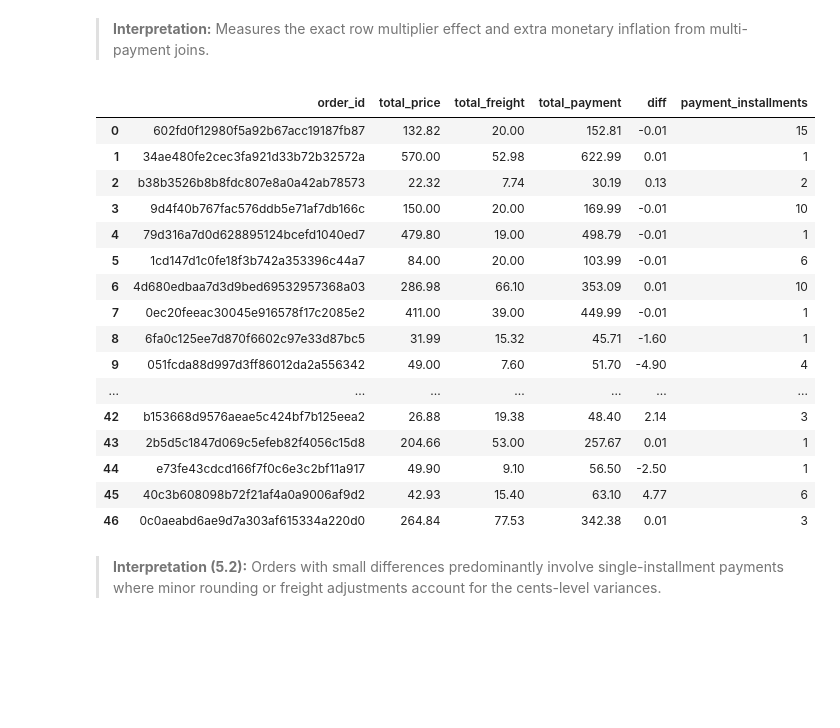
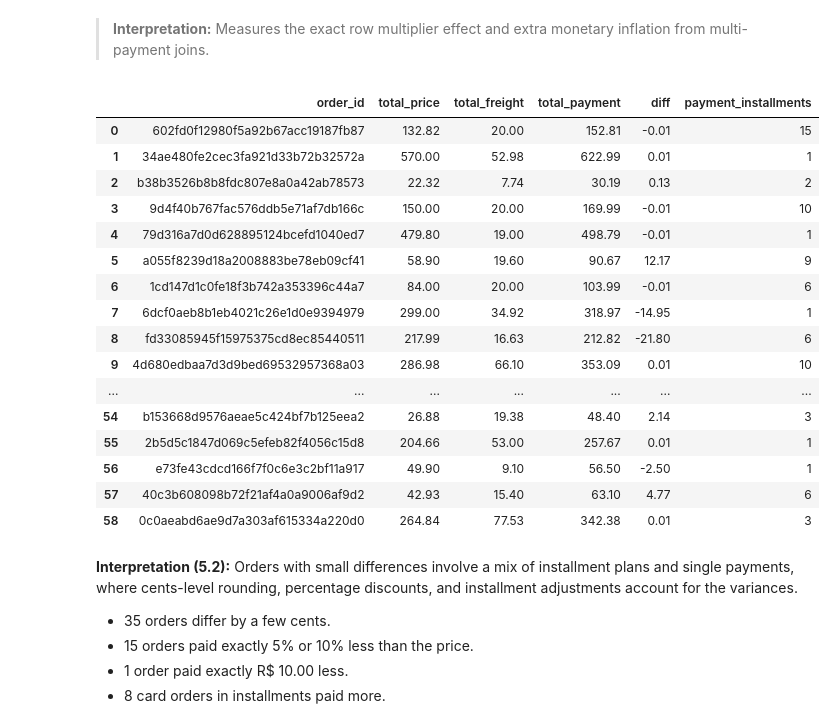
Before and after one commit to anooswajeeh2004/analytics-portfolio, a Jupyter notebook: notebooks/day-04-three-revenue-numbers.ipynb, the cells around one changed output. Saved outputs shown, nothing was run; the diff lists cells and outputs as text; code cells hidden in the pictures; blank space fills up the shorter version.

```diff
--- a/notebooks/day-04-three-revenue-numbers.ipynb
+++ b/notebooks/day-04-three-revenue-numbers.ipynb
@@ -235,41 +235,44 @@ query(f"""
 # %%
 query(f"""
     WITH base AS ({august_reconciliation_query}),
     installments AS (
         SELECT order_id, MAX(payment_installments) AS payment_installments
         FROM order_payments
         GROUP BY order_id
     )
     SELECT
         b.order_id,
         b.total_price,
         b.total_freight,
         b.total_payment,
         (b.total_payment - b.total_price - b.total_freight) AS diff,
         i.payment_installments
     FROM base AS b
     JOIN installments AS i ON i.order_id = b.order_id
     WHERE b.total_price IS NOT NULL
-      AND ABS(b.total_payment - b.total_price - b.total_freight) > 0
-      AND ABS(b.total_payment - b.total_price - b.total_freight) < 5
+    AND b.total_payment - b.total_price - b.total_freight != 0
 """)
 # %% [output]
 |  | order_id | total_price | total_freight | total_payment | diff | payment_installments |
 | 0 | 602fd0f12980f5a92b67acc19187fb87 | 132.82 | 20.00 | 152.81 | -0.01 | 15 |
 | 1 | 34ae480fe2cec3fa921d33b72b32572a | 570.00 | 52.98 | 622.99 | 0.01 | 1 |
 | 2 | b38b3526b8b8fdc807e8a0a42ab78573 | 22.32 | 7.74 | 30.19 | 0.13 | 2 |
 | 3 | 9d4f40b767fac576ddb5e71af7db166c | 150.00 | 20.00 | 169.99 | -0.01 | 10 |
 | 4 | 79d316a7d0d628895124bcefd1040ed7 | 479.80 | 19.00 | 498.79 | -0.01 | 1 |
-| 5 | 1cd147d1c0fe18f3b742a353396c44a7 | 84.00 | 20.00 | 103.99 | -0.01 | 6 |
-| 6 | 4d680edbaa7d3d9bed69532957368a03 | 286.98 | 66.10 | 353.09 | 0.01 | 10 |
-| 7 | 0ec20feeac30045e916578f17c2085e2 | 411.00 | 39.00 | 449.99 | -0.01 | 1 |
-| 8 | 6fa0c125ee7d870f6602c97e33d87bc5 | 31.99 | 15.32 | 45.71 | -1.60 | 1 |
-| 9 | 051fcda88d997d3ff86012da2a556342 | 49.00 | 7.60 | 51.70 | -4.90 | 4 |
+| 5 | a055f8239d18a2008883be78eb09cf41 | 58.90 | 19.60 | 90.67 | 12.17 | 9 |
+| 6 | 1cd147d1c0fe18f3b742a353396c44a7 | 84.00 | 20.00 | 103.99 | -0.01 | 6 |
+| 7 | 6dcf0aeb8b1eb4021c26e1d0e9394979 | 299.00 | 34.92 | 318.97 | -14.95 | 1 |
+| 8 | fd33085945f15975375cd8ec85440511 | 217.99 | 16.63 | 212.82 | -21.80 | 6 |
+| 9 | 4d680edbaa7d3d9bed69532957368a03 | 286.98 | 66.10 | 353.09 | 0.01 | 10 |
 | ... | ... | ... | ... | ... | ... | ... |
-| 42 | b153668d9576aeae5c424bf7b125eea2 | 26.88 | 19.38 | 48.40 | 2.14 | 3 |
-| 43 | 2b5d5c1847d069c5efeb82f4056c15d8 | 204.66 | 53.00 | 257.67 | 0.01 | 1 |
-| 44 | e73fe43cdcd166f7f0c6e3c2bf11a917 | 49.90 | 9.10 | 56.50 | -2.50 | 1 |
-| 45 | 40c3b608098b72f21af4a0a9006af9d2 | 42.93 | 15.40 | 63.10 | 4.77 | 6 |
-| 46 | 0c0aeabd6ae9d7a303af615334a220d0 | 264.84 | 77.53 | 342.38 | 0.01 | 3 |
+| 54 | b153668d9576aeae5c424bf7b125eea2 | 26.88 | 19.38 | 48.40 | 2.14 | 3 |
+| 55 | 2b5d5c1847d069c5efeb82f4056c15d8 | 204.66 | 53.00 | 257.67 | 0.01 | 1 |
+| 56 | e73fe43cdcd166f7f0c6e3c2bf11a917 | 49.90 | 9.10 | 56.50 | -2.50 | 1 |
+| 57 | 40c3b608098b72f21af4a0a9006af9d2 | 42.93 | 15.40 | 63.10 | 4.77 | 6 |
+| 58 | 0c0aeabd6ae9d7a303af615334a220d0 | 264.84 | 77.53 | 342.38 | 0.01 | 3 |
 # %% [markdown]
-> **Interpretation (5.2):** Orders with small differences predominantly involve single-installment payments where minor rounding or freight adjustments account for the cents-level variances.
+**Interpretation (5.2):** Orders with small differences involve a mix of installment plans and single payments, where cents-level rounding, percentage discounts, and installment adjustments account for the variances.
+- 35 orders differ by a few cents.
+- 15 orders paid exactly 5% or 10% less than the price.
+- 1 order paid exactly R$ 10.00 less.
+- 8 card orders in installments paid more.
```
Also changed, not shown: parts of 2 cells of this notebook, 16 other files.
